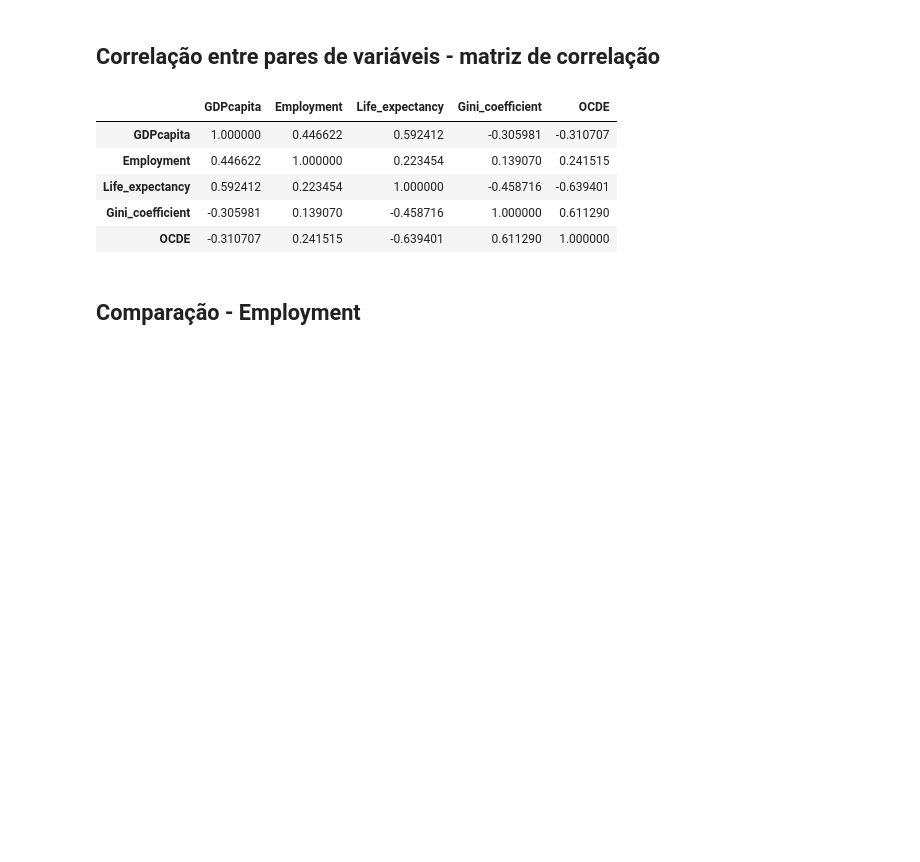
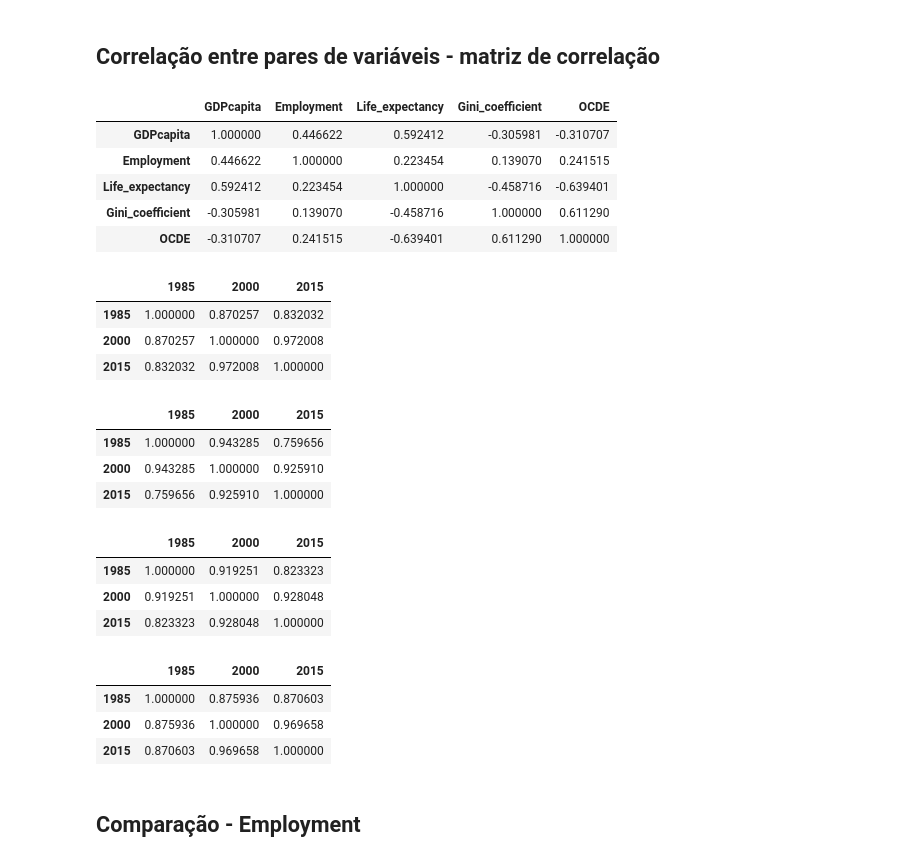
Before and after one commit to GabrielaMitu/CienDados--P1, a Jupyter notebook: Projeto1-dados_adicionais.ipynb, the cells around one changed output. Saved outputs shown, nothing was run; the diff lists cells and outputs as text; code cells hidden in the pictures; blank space fills up the shorter version.

```diff
--- a/Projeto1-dados_adicionais.ipynb
+++ b/Projeto1-dados_adicionais.ipynb
@@ -592,7 +592,33 @@ Comparacao.corr()
 | Gini_coefficient | -0.305981 | 0.139070 | -0.458716 | 1.000000 | 0.611290 |
 | OCDE | -0.310707 | 0.241515 | -0.639401 | 0.611290 | 1.000000 |
 # %%
-Comparacao.corr()
+Evolution_GDP0.corr()
+# %% [output]
+|  | 1985 | 2000 | 2015 |
+| 1985 | 1.000000 | 0.870257 | 0.832032 |
+| 2000 | 0.870257 | 1.000000 | 0.972008 |
+| 2015 | 0.832032 | 0.972008 | 1.000000 |
+# %%
+Evolution_GDP1.corr()
+# %% [output]
+|  | 1985 | 2000 | 2015 |
+| 1985 | 1.000000 | 0.943285 | 0.759656 |
+| 2000 | 0.943285 | 1.000000 | 0.925910 |
+| 2015 | 0.759656 | 0.925910 | 1.000000 |
+# %%
+Evolution_Life0.corr()
+# %% [output]
+|  | 1985 | 2000 | 2015 |
+| 1985 | 1.000000 | 0.919251 | 0.823323 |
+| 2000 | 0.919251 | 1.000000 | 0.928048 |
+| 2015 | 0.823323 | 0.928048 | 1.000000 |
+# %%
+Evolution_Life1.corr()
+# %% [output]
+|  | 1985 | 2000 | 2015 |
+| 1985 | 1.000000 | 0.875936 | 0.870603 |
+| 2000 | 0.875936 | 1.000000 | 0.969658 |
+| 2015 | 0.870603 | 0.969658 | 1.000000 |
 # %% [markdown]
 ## Comparação - Employment
 # %%
```
